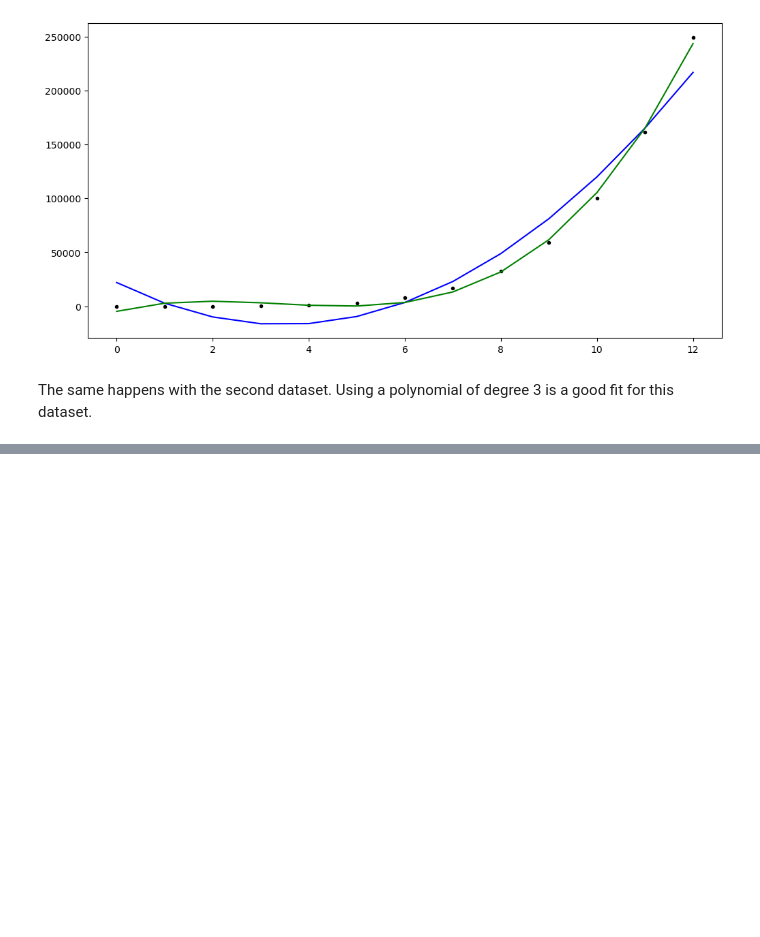
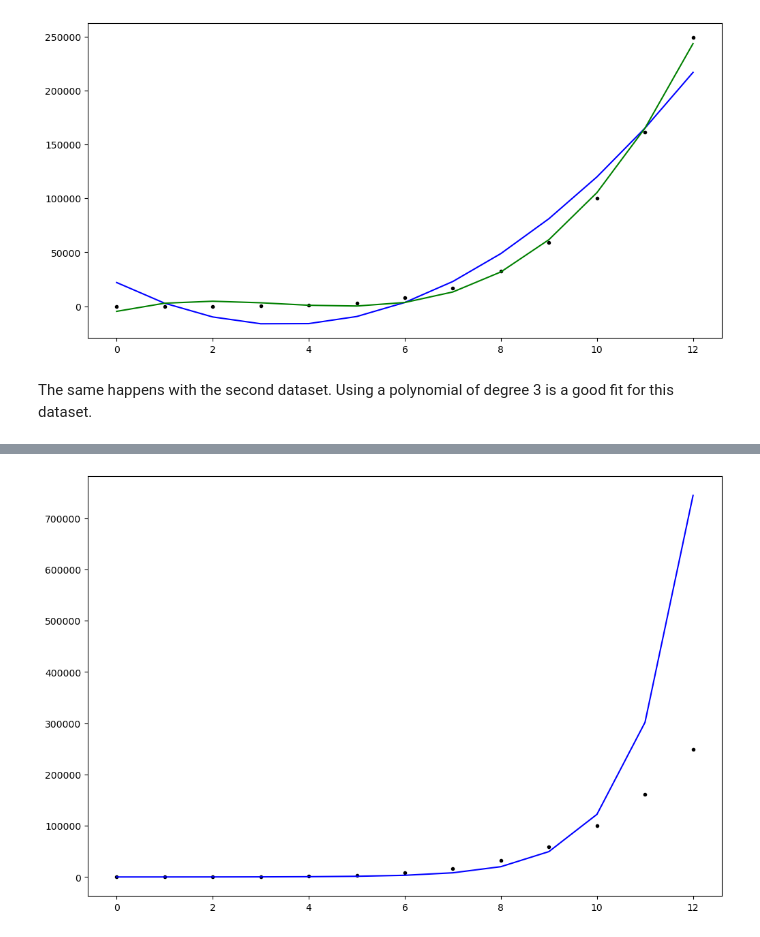
Before and after one commit to ReRiva/machine_learning_project, a Jupyter notebook: Exercises/03-parameters-exercises.ipynb, the cells around one changed output, grey strips where cells are left out. Drawn from its saved outputs; the diff is of its cells as text; code cells hidden in the pictures; blank space fills up the shorter version.

```diff
--- a/Exercises/03-parameters-exercises.ipynb
+++ b/Exercises/03-parameters-exercises.ipynb
@@ -133,0 +190,12 @@ The same happens with the second dataset. Using a polynomial of degree 3 is a go
+# %%
+# Undo the effect of taking the log for the parameters.
+a_fit, b_fit = np.e**params1[1], params1[0]
+# %%
+# Now plot it as exponential again
+fig, ax = plt.subplots(figsize=(12, 8))
+
+ax.plot(x, y, 'k.')
+
+ax.plot(x, a_fit * np.exp(b_fit * x), 'b-');
+# %% [output]
+[figure, added]
```
Also changed, not shown: parts of 8 cells of this notebook.
